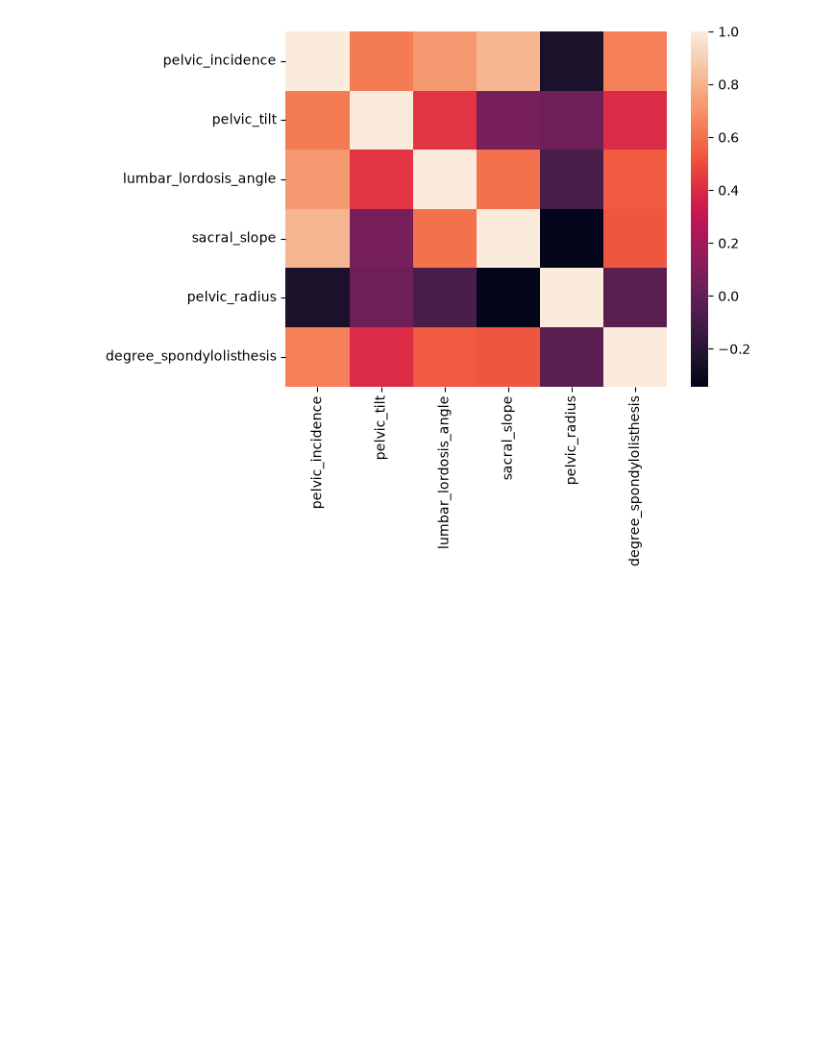
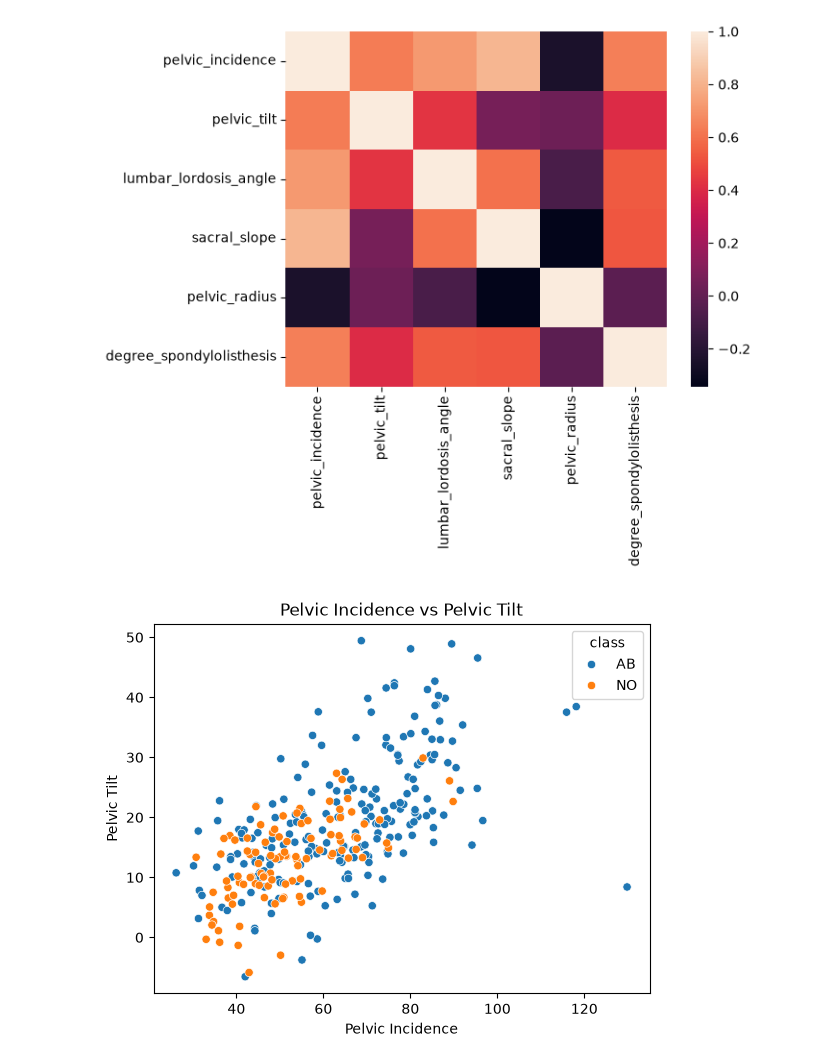
Before and after one commit to Rupesh-Mane/spinal-abnormality-prediction, a Jupyter notebook: notebooks/02_EDA.ipynb, the cells around one changed output. Drawn from its saved outputs; the diff is of its cells as text; code cells hidden in the pictures; blank space fills up the shorter version.

Commit message:
Created scatter plot for pelvic incidence and pelvic tilt

```diff
--- a/notebooks/02_EDA.ipynb
+++ b/notebooks/02_EDA.ipynb
@@ -95,3 +95,12 @@ sns.heatmap(correlation)
 plt.show()
 # %% [output]
 [figure]
+# %%
+sns.scatterplot(data=df, x="pelvic_incidence", y="pelvic_tilt", hue="class")
+
+plt.title("Pelvic Incidence vs Pelvic Tilt")
+plt.xlabel("Pelvic Incidence")
+plt.ylabel("Pelvic Tilt")
+plt.show()
+# %% [output]
+[figure, added]
```
